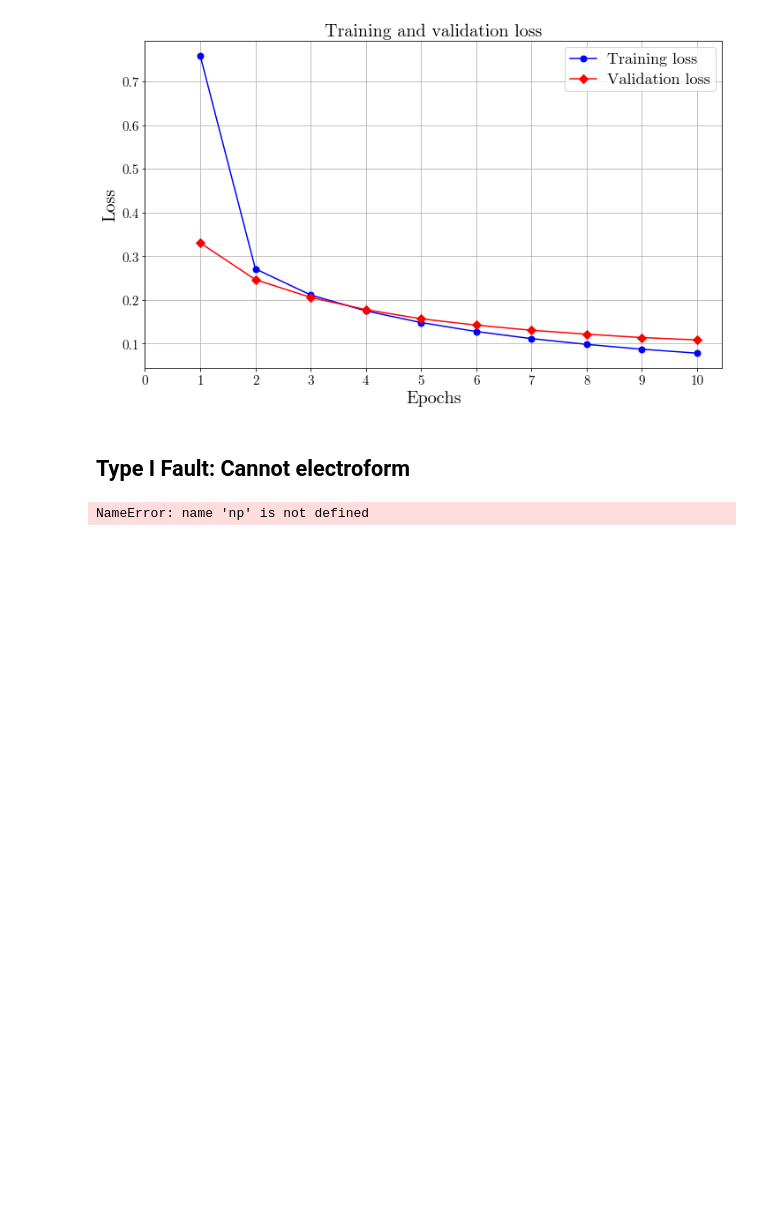
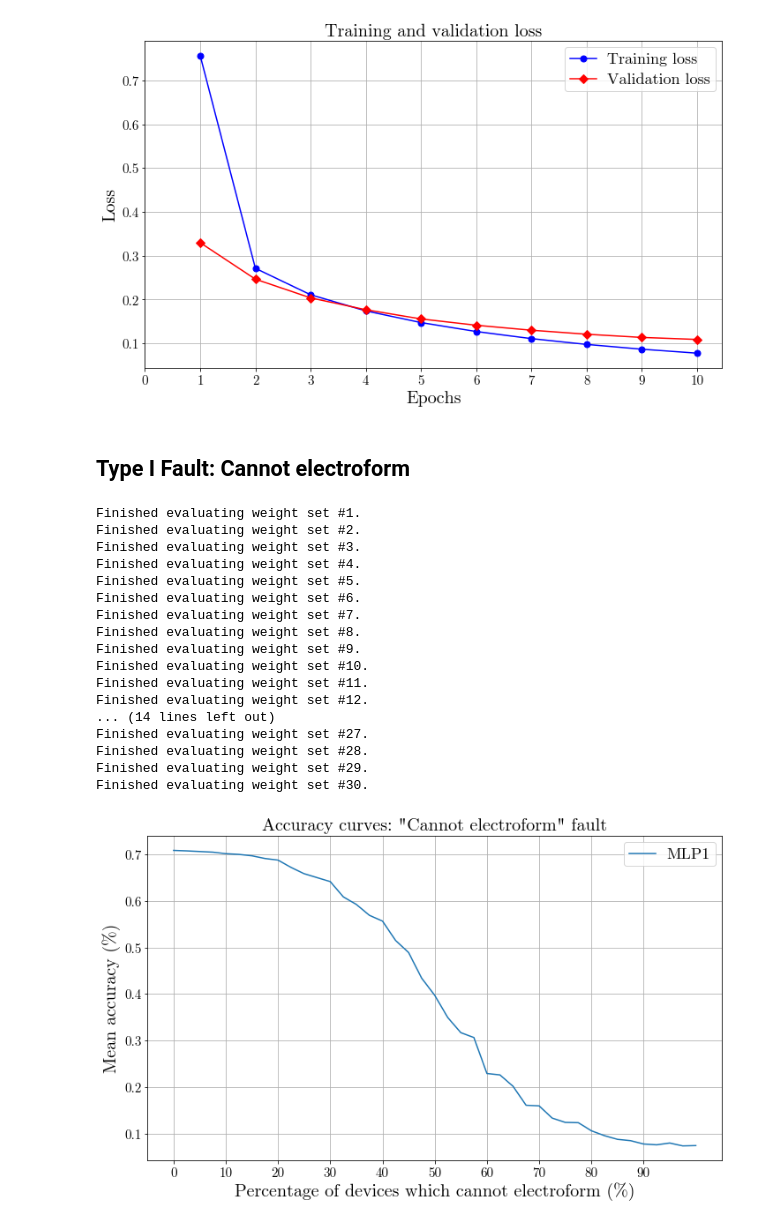
Before and after one commit to nicogig/worsecrossbars, a Jupyter notebook: MLP.ipynb, the cells around one changed output. Saved outputs shown, nothing was run; the diff lists cells and outputs as text; code cells hidden in the pictures; blank space fills up the shorter version.

```diff
--- a/MLP.ipynb
+++ b/MLP.ipynb
@@ -33,6 +34,7 @@ This is the network architecture employed in the *Simulation of Inference Accura
 # %%
 # Create dataset and results lists
 MNIST_dataset = dataset_creation()
+
 weights_list = []
 histories_list = []
 
@@ -47,6 +49,7 @@ for model_number in range(0, number_of_ANNs):
     histories_list.append(MLP_history)
 
     print("Model #{} finished training.".format(model_number+1))
+    gc.collect()
 # %% [output]
 Downloading data from https://storage.googleapis.com/tensorflow/tf-keras-datasets/mnist.npz
 11493376/11490434 [==============================] - 0s 0us/step
@@ -109,33 +112,51 @@ training_validation_plotter(epochs, loss_values, validation_loss_values, "Loss",
 # %%
 # Setting variable percentages of the ANN's synaptic weights to zero in order to simulate devices being unable to electroform
 
 percentages = np.arange(0, 1.01, 0.025)
 accuracies = np.zeros(len(percentages))
 
 MNIST_MLP = two_layers()
 MNIST_MLP.compile(optimizer="rmsprop", loss="categorical_crossentropy", metrics=["accuracy"])
 
 for count, weights in enumerate(weights_list):
 
     accuracies_list = []
 
     for percentage in percentages:
 
         altered_weights = cannot_electroform(weights, percentage)
 
         # The "set_weights" function sets the ANN's weights to the values specified in the list of arrays "altered_weights"
         MNIST_MLP.set_weights(altered_weights)
         accuracies_list.append(MNIST_MLP.evaluate(MNIST_dataset[1][0], MNIST_dataset[1][1], verbose=0)[1])
 
     accuracies += np.array(accuracies_list)
 
     print("Finished evaluating weight set #{}.".format(count+1))
+    gc.collect()
 
 accuracies /= len(percentages)
 
 accuracy_curves_plotter(percentages, [accuracies], value_type=1, fpath=font, labels=["MLP1"])
 # %% [output]
-NameError: name 'np' is not defined
+Finished evaluating weight set #1.
+Finished evaluating weight set #2.
+Finished evaluating weight set #3.
+Finished evaluating weight set #4.
+Finished evaluating weight set #5.
+Finished evaluating weight set #6.
+Finished evaluating weight set #7.
+Finished evaluating weight set #8.
+Finished evaluating weight set #9.
+Finished evaluating weight set #10.
+Finished evaluating weight set #11.
+Finished evaluating weight set #12.
+... (14 lines left out)
+Finished evaluating weight set #27.
+Finished evaluating weight set #28.
+Finished evaluating weight set #29.
+Finished evaluating weight set #30.
+[figure, added]
 # %% [markdown]
 <a style='text-decoration:none;line-height:16px;display:flex;color:#5B5B62;padding:10px;justify-content:end;' href='https://deepnote.com?utm_source=created-in-deepnote-cell&projectId=f63981ff-15e3-4a0a-8bcf-dbdeefafcfde' target="_blank">
 <img alt='Created in deepnote.com' style='display:inline;max-height:16px;margin:0px;margin-right:7.5px;' src='embedded-picture-1' > </img>
```
Also changed, not shown: parts of 1 cell of this notebook, 2 other files.
